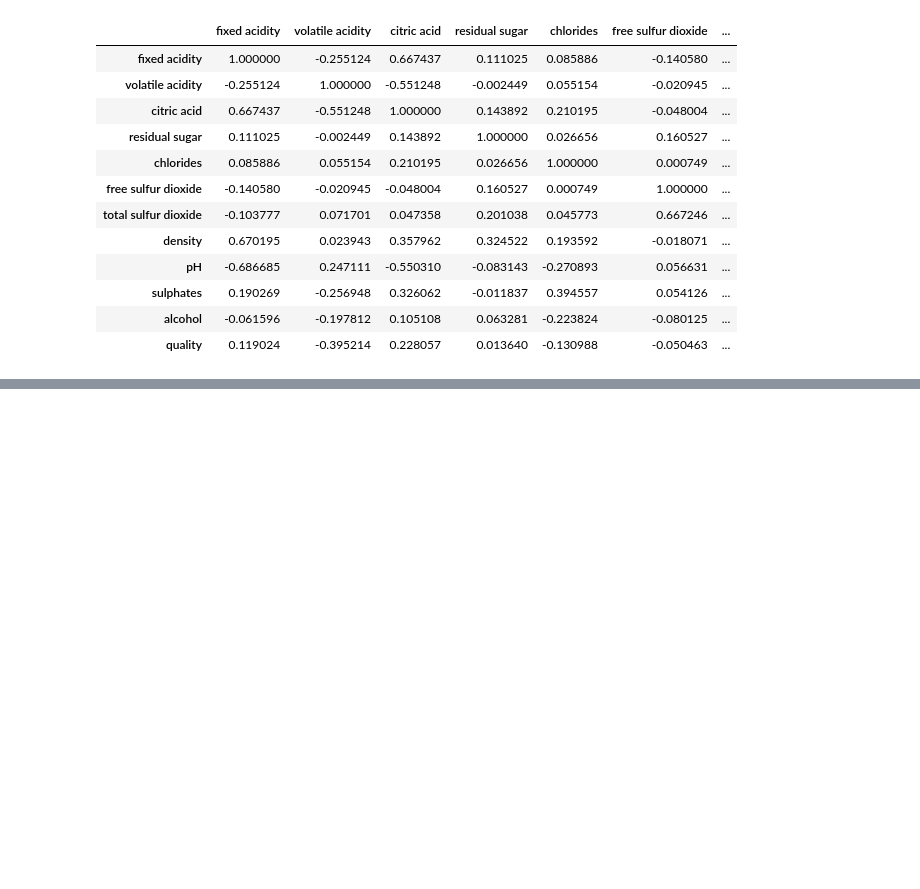
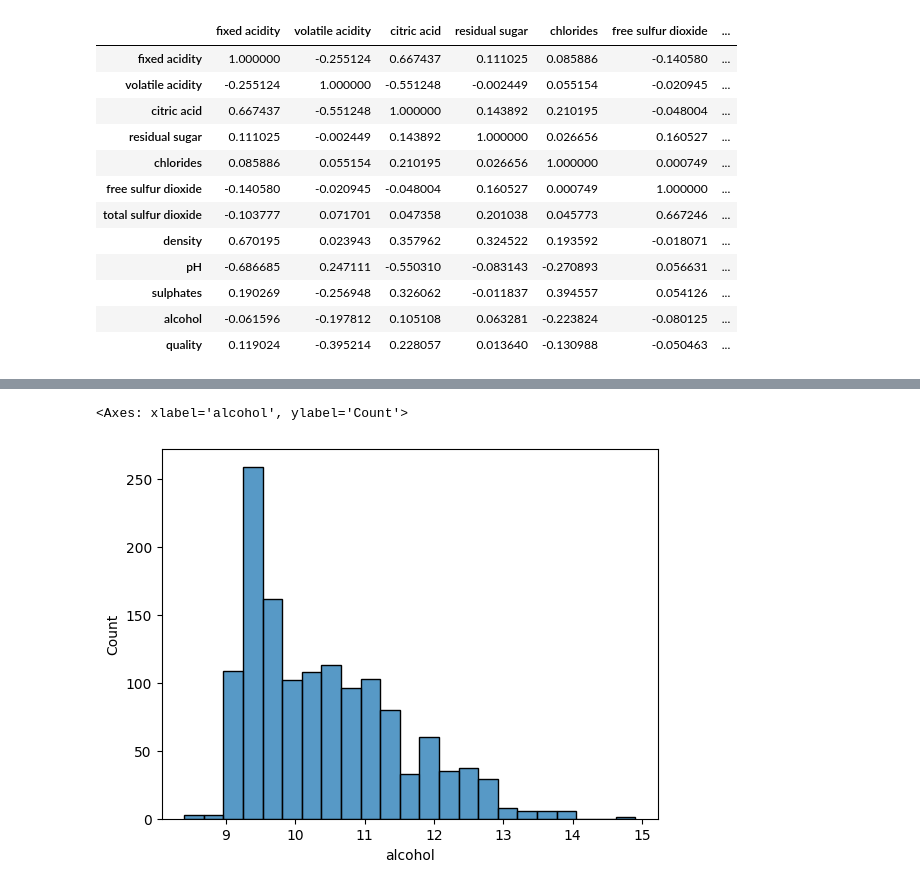
Before and after one commit to VishalRathod21/Exploratory-Data-Analysis-EDA-, a Jupyter notebook: RedWine.ipynb, the cells around one changed output, grey strips where cells are left out. Cells and saved outputs as stored; diff of their text form; code cells hidden in the pictures; blank space fills up the shorter version.

```diff
--- a/RedWine.ipynb
+++ b/RedWine.ipynb
@@ -158,0 +178,5 @@ sns.heatmap(df.corr(), annot=True)
+# %%
+sns.histplot(df['alcohol'])
+# %% [output]
+<Axes: xlabel='alcohol', ylabel='Count'>
+[figure, added]
```
Also changed, not shown: parts of 8 cells of this notebook, 5 other files.
